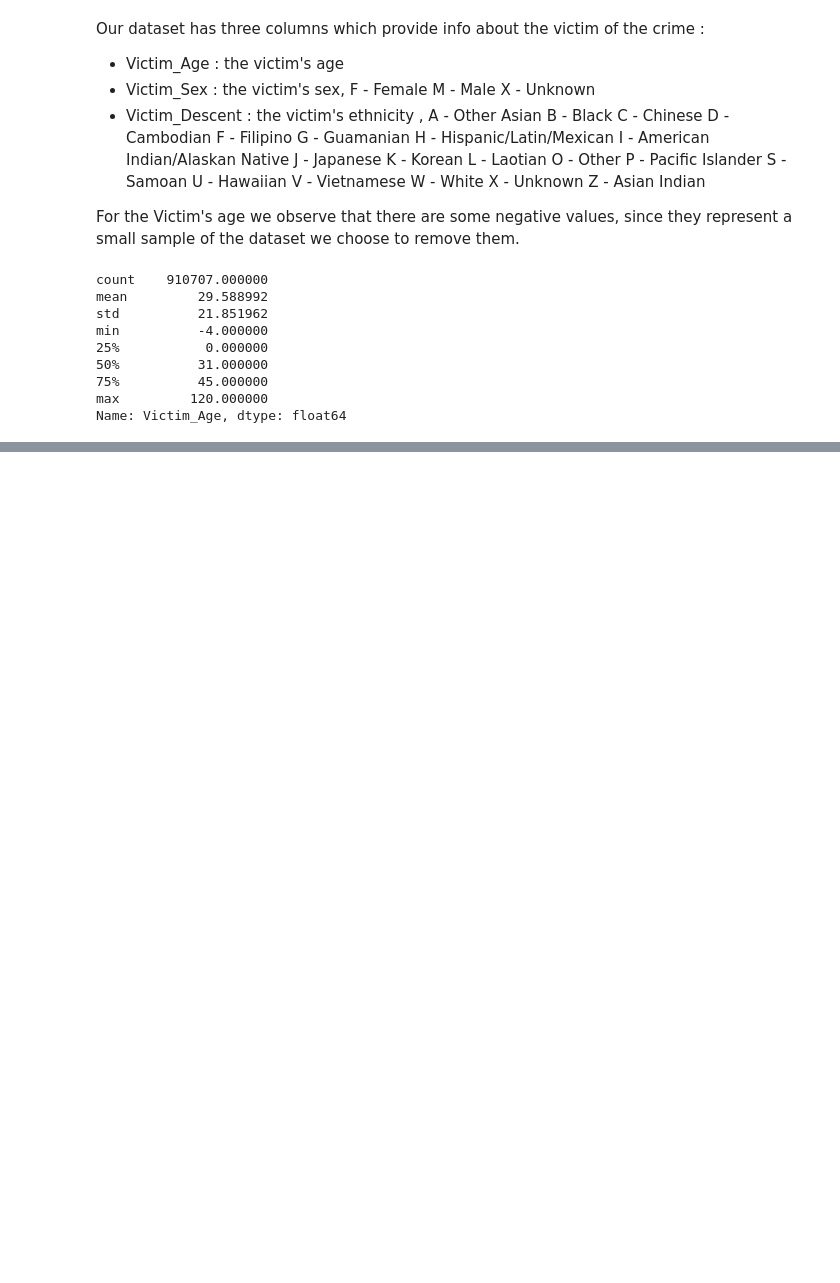
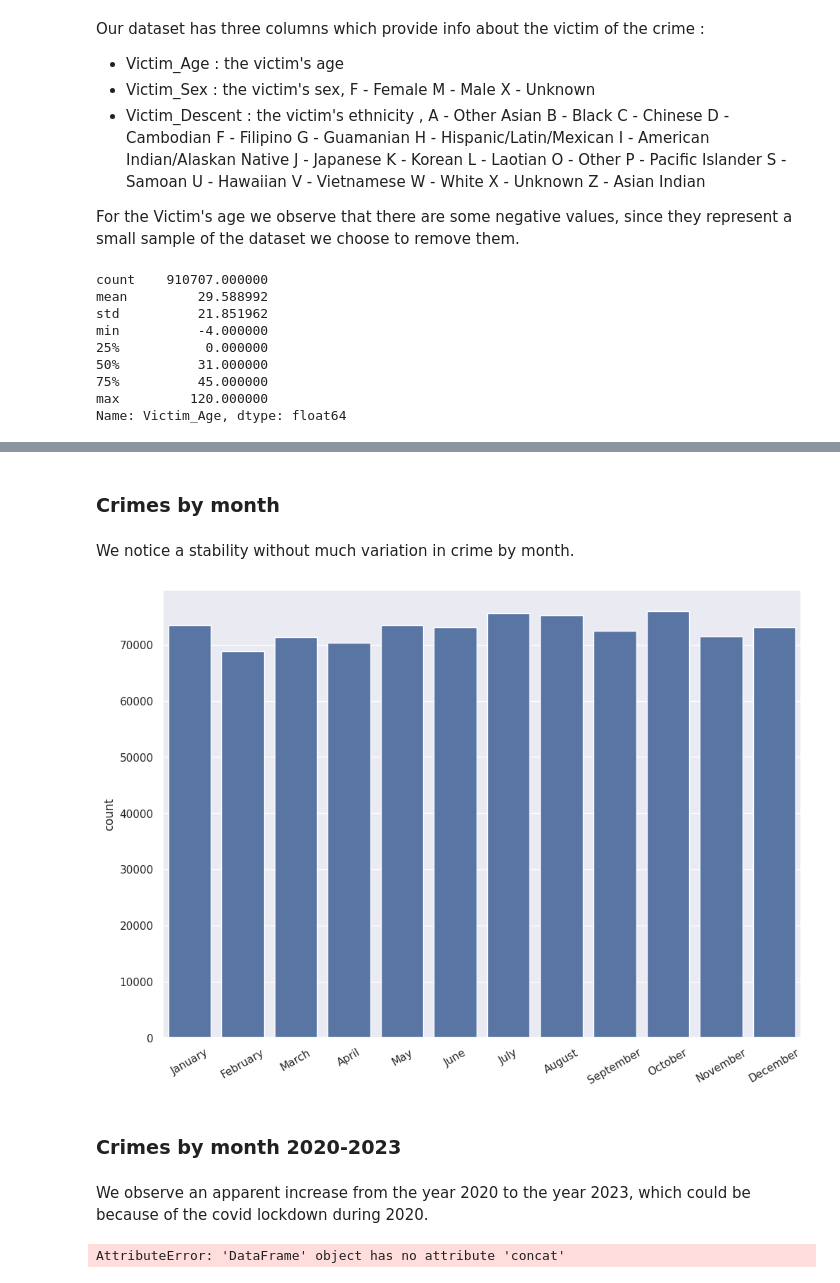
Before and after one commit to AyoubLaar/Data-Mining-Project, a Jupyter notebook: notebook.ipynb, the cells around one changed output, grey strips where cells are left out. Saved outputs shown, nothing was run; the diff lists cells and outputs as text; code cells hidden in the pictures; blank space fills up the shorter version.

```diff
--- a/notebook.ipynb
+++ b/notebook.ipynb
@@ -490,0 +843,43 @@ KeyError: "['Victim_Sexe'] not in index"
+# %% [markdown]
+<h3>Crimes by month</h3>
+# %% [markdown]
+<p>We notice a stability without much variation in crime by month.</p>
+# %%
+month_order_dict = {
+    'January': 1, 'February': 2, 'March': 3, 'April': 4,
+    'May': 5, 'June': 6, 'July': 7, 'August': 8,
+    'September': 9, 'October': 10, 'November': 11, 'December': 12
+}
+df = data[["Occurred_Month"]].loc[data["Occurred_Year"] < 2024].value_counts()
+sorted_indexes = sorted(df.index, key=lambda x: month_order_dict[x[0]])
+df = df.loc[sorted_indexes]
+df.index = [index[0] for index in df.index]
+plot = sns.barplot(df)
+plot.set_xticklabels(labels=plot.get_xticklabels(),rotation=30)
+pass
+# %% [output]
+[figure, added]
+# %% [markdown]
+<h3>Crimes by month 2020-2023</h3>
+# %% [markdown]
+<p>We observe an apparent increase from the year 2020 to the year 2023, which could be because of the covid lockdown during 2020.</p>
+# %%
+custom_sort_order = ['January', 'February', 'March', 'April', 'May', 'June', 'July', 'August', 'September', 'October', 'November', 'December']
+df = data[["Occurred_Month","Occurred_Year"]].loc[data["Occurred_Year"] < 2024].value_counts()
+sorted_indexes = sorted(df.index, key=lambda x: (x[1], {
+    'January': 1, 'February': 2, 'March': 3, 'April': 4,
+    'May': 5, 'June': 6, 'July': 7, 'August': 8,
+    'September': 9, 'October': 10, 'November': 11, 'December': 12
+}[x[0]]))
+df = df.loc[sorted_indexes].rename("Count")
+moving_average = df.rolling(2).mean().rename("Moving_Average")
+df = pd.concat([df,moving_average],axis=1)
+# sorted_indexes = [x[0][:3]+str(x[1])[-2:] for x in sorted_indexes]
+# df.index = sorted_indexes
+# plot = sns.lineplot(df,marker="o")
+# plot.tick_params(axis="x",rotation=90)
+# plot.set_xlabel("")
+# plot.set_ylabel("")
+pass
+# %% [output]
+AttributeError: 'DataFrame' object has no attribute 'concat'
```
Also changed, not shown: parts of 67 cells of this notebook, 1 other file.
